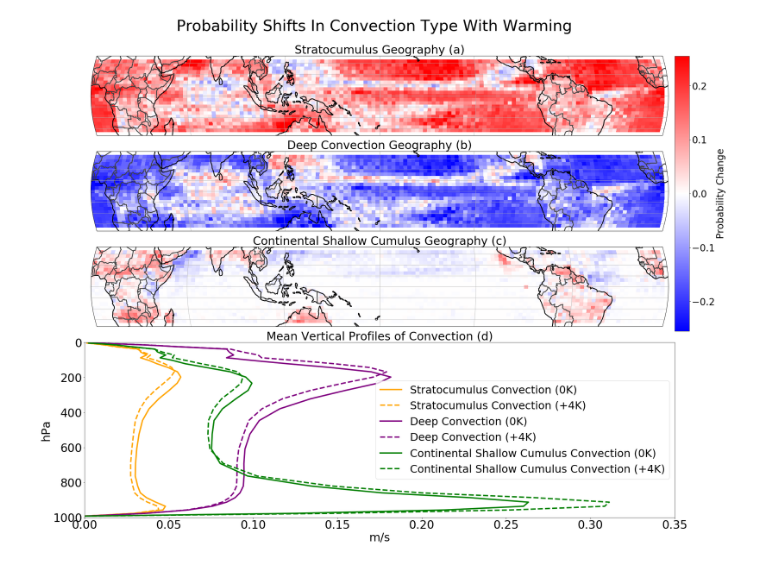
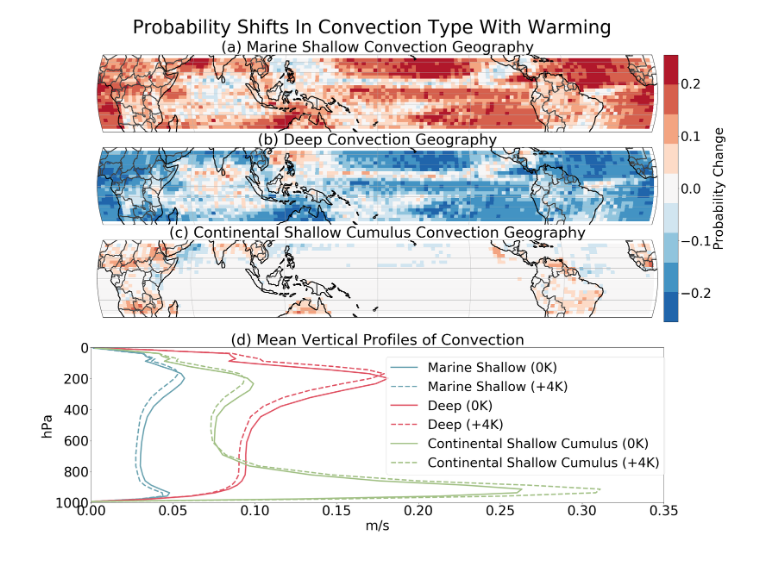
Before and after one commit to gmooers96/Chapter_2_Repo, a Jupyter notebook: Figure_Scripts/Figure_4.ipynb, the cells around one changed output. Cells and saved outputs as stored; diff of their text form; code cells hidden in the pictures.

```diff
--- a/Figure_Scripts/Figure_4.ipynb
+++ b/Figure_Scripts/Figure_4.ipynb
@@ -73,6 +57,7 @@ Xs, Zs = np.meshgrid(crms, new)
 # %%
-path_to_file = '/DFS-L/DATA/pritchard/gmooers/Raw_Data_Storage/MAPS/SPCAM/100_Days/New_SPCAM5/archive/TimestepOutput_Neuralnet_SPCAM_216/atm/hist/TimestepOutput_Neuralnet_SPCAM_216.cam.h1.2009-01-01-00000.nc'
-extra_variables = xr.open_dataset(path_to_file)
+path = '../compressed_data/TimestepOutput_Neuralnet_SPCAM_216.cam.h1.2009-01-01-00000.nc'
+extra_variables = xr.open_dataset(path)
+SPCAM_P = extra_variables.lev.values
 latitudes = np.squeeze(extra_variables.LAT_20s_to_20n.values)
 longitudes = np.squeeze(extra_variables.LON_0e_to_360e.values)
 new_lons, new_lats = np.meshgrid(longitudes, latitudes)
@@ -161,55 +64,71 @@ SPCAM_P = extra_variables.lev.values
+# %%
+sc_convection_proportion = np.load("../compressed_data/SC_Map_K_3_VAE_3312.npy")
+csc_convection_proportion = np.load("../compressed_data/CSC_Map_K_3_VAE_3312.npy")
+deep_convection_proportion = np.load("../compressed_data/DEEP_Map_K_3_VAE_3312.npy")
+
+Zero_K_P_50_profile_3 = np.load("../compressed_data/Precip_3312_0K_ww_mean_profile_50_3.npy")
+Zero_K_P_50_profile_2 = np.load("../compressed_data/Precip_3312_0K_ww_mean_profile_50_2.npy")
+Zero_K_P_50_profile_1 = np.load("../compressed_data/3312_0K_ww_mean_profile_50_1.npy")
+Four_K_P_50_profile_3 = np.load("../compressed_data/3312_4K_ww_mean_profile_50_3.npy")
+Four_K_P_50_profile_2 = np.load("../compressed_data/3312_4K_ww_mean_profile_50_2.npy")
+Four_K_P_50_profile_1 = np.load("../compressed_data/3312_4K_ww_mean_profile_50_1.npy")
 # %%
-fig, ax = plt.subplots(5,1,figsize=(30,25),subplot_kw={'projection':ccrs.Robinson(central_longitude=180)})
-gs=GridSpec(5,1)
-
 vmin = -1.0*np.max(np.abs(deep_convection_proportion))/1.5
 vmax = np.max(np.abs(deep_convection_proportion))/1.5
 
-contour_plot = ax[0].pcolormesh(new_lons, new_lats, sc_convection_proportion*-1, cmap="bwr", transform=ccrs.PlateCarree(), vmin=vmin, vmax = vmax, rasterized=True)
-ax[0].coastlines(linewidth=2.5,edgecolor='0.25')
+cmap = ListedColormap(sns.color_palette("RdBu_r", n_colors = 9))
+
+fig, ax = plt.subplots(5,1,figsize=(30,25),subplot_kw={'projection':ccrs.Robinson(central_longitude=180)})
+gs=GridSpec(5,1, height_ratios= [1,1,1,1,0.7])
+
+contour_plot = ax[0].pcolormesh(new_lons, new_lats, sc_convection_proportion*-1, cmap=cmap, transform=ccrs.PlateCarree(), rasterized=True, vmin=vmin, vmax = vmax)
+ax[0].coastlines(linewidth=3,edgecolor='0.25')
 ax[0].gridlines()
-ax[0].add_feature(cfeature.BORDERS,linewidth=2.5,edgecolor='0.25')
-ax[0].set_title("Stratocumulus Geography (a)", fontsize = fz*1.5)
+ax[0].add_feature(cfeature.BORDERS,linewidth=3,edgecolor='0.25')
+ax[0].set_title("(a) Marine Shallow Convection Geography", fontsize = fz*2)
 
-contour_plot = ax[1].pcolormesh(new_lons, new_lats, deep_convection_proportion*-1, cmap="bwr", transform=ccrs.PlateCarree(), vmin=vmin, vmax = vmax, rasterized=True)
-ax[1].coastlines(linewidth=2.5,edgecolor='0.25')
+contour_plot = ax[1].pcolormesh(new_lons, new_lats, deep_convection_proportion*-1, cmap=cmap, transform=ccrs.PlateCarree(), rasterized=True, vmin=vmin, vmax = vmax)
+ax[1].coastlines(linewidth=3,edgecolor='0.25')
 ax[1].gridlines()
-ax[1].add_feature(cfeature.BORDERS,linewidth=2.5,edgecolor='0.25')
-ax[1].set_title("Deep Convection Geography (b)", fontsize = fz*1.5)
+ax[1].add_feature(cfeature.BORDERS,linewidth=3,edgecolor='0.25')
+ax[1].set_title("(b) Deep Convection Geography", fontsize = fz*2)
 
-contour_plot = ax[2].pcolormesh(new_lons, new_lats, csc_convection_proportion*-1, cmap="bwr", transform=ccrs.PlateCarree(), vmin=vmin, vmax = vmax, rasterized=True)
-ax[2].coastlines(linewidth=2.5,edgecolor='0.25')
+contour_plot = ax[2].pcolormesh(new_lons, new_lats, csc_convection_proportion*-1, cmap=cmap, transform=ccrs.PlateCarree(), rasterized=True, vmin=vmin, vmax = vmax)
+ax[2].coastlines(linewidth=3,edgecolor='0.25')
 ax[2].gridlines()
-ax[2].add_feature(cfeature.BORDERS,linewidth=2.5,edgecolor='0.25')
-ax[2].set_title("Continental Shallow Cumulus Geography (c)", fontsize = fz*1.5)
+ax[2].add_feature(cfeature.BORDERS,linewidth=3,edgecolor='0.25')
+ax[2].set_title("(c) Continental Shallow Cumulus Convection Geography", fontsize = fz*2)
 
 fig.subplots_adjust(right=0.93)
 cax_2 = fig.add_axes([0.93, 0.43, 0.02, 0.45])
 cb_2 = fig.colorbar(contour_plot, cax=cax_2)
-cb_2.set_label('Probability Change', fontsize=fz*1.25)
-cb_2.ax.tick_params(labelsize=fz*1.25)
+cb_2.set_label('Probability Change', fontsize=fz*1.75)
+cb_2.ax.tick_params(labelsize=fz*1.75)
 
 ax1=fig.add_subplot(gs[3:])
-ax1.plot(np.flipud(Zero_K_P_50_profile_3), SPCAM_P, c="orange", label="Stratocumulus Convection (0K)")
-ax1.plot(np.flipud(Four_K_P_50_profile_3), SPCAM_P, c="orange", linestyle="dashed", label="Stratocumulus Convection (+4K)")
-ax1.plot(np.flipud(Zero_K_P_50_profile_2), SPCAM_P, c="purple", label="Deep Convection (0K)")
-ax1.plot(np.flipud(Four_K_P_50_profile_2), SPCAM_P, c="purple", linestyle="dashed", label="Deep Convection (+4K)")
-ax1.plot(np.flipud(Zero_K_P_50_profile_1), SPCAM_P, c="green", label="Continental Shallow Cumulus Convection (0K)")
-cs = ax1.plot(np.flipud(Four_K_P_50_profile_1), SPCAM_P, c="green", linestyle="dashed", label="Continental Shallow Cumulus Convection (+4K)")
-ax1.legend(fontsize=fz*1.4)
+ax1.plot(np.flipud(Zero_K_P_50_profile_3), SPCAM_P, c="#69A2B0", label="Marine Shallow (0K)")
+ax1.plot(np.flipud(Four_K_P_50_profile_3), SPCAM_P, c="#69A2B0", linestyle="dashed", label="Marine Shallow (+4K)")
+ax1.plot(np.flipud(Zero_K_P_50_profile_2), SPCAM_P, c="#E05263", label="Deep (0K)")
+ax1.plot(np.flipud(Four_K_P_50_profile_2), SPCAM_P, c="#E05263", linestyle="dashed", label="Deep (+4K)")
+ax1.plot(np.flipud(Zero_K_P_50_profile_1), SPCAM_P, c="#A1C084", label="Continental Shallow Cumulus (0K)")
+cs = ax1.plot(np.flipud(Four_K_P_50_profile_1), SPCAM_P, c="#A1C084", linestyle="dashed", label="Continental Shallow Cumulus (+4K)")
+leg = ax1.legend(loc=(0.515, 0.18), fontsize=fz*1.75)
+leg._legend_box.align = "left"
+
+
+
 ax1.set_xlim(0,0.35)
 ax1.set_ylim(0,1000)
 ax1.set_ylim(ax1.get_ylim()[::-1])
-ax1.set_title("Mean Vertical Profiles of Convection (d)", fontsize = fz*1.5)
-ax1.set_ylabel("hPa", fontsize=fz*1.5)
-ax1.set_xlabel("m/s", fontsize=fz*1.5)
-ax1.tick_params(axis='y', which='both', labelsize=fz*1.5)
-ax1.tick_params(axis='x', which='both', labelsize=fz*1.5)
+ax1.set_title("(d) Mean Vertical Profiles of Convection", fontsize = fz*2)
+ax1.set_ylabel("hPa", fontsize=fz*1.8)
+ax1.set_xlabel("m/s", fontsize=fz*1.8)
+ax1.tick_params(axis='y', which='both', labelsize=fz*1.8)
+ax1.tick_params(axis='x', which='both', labelsize=fz*1.8)
 
-plt.suptitle("Probability Shifts In Convection Type With Warming", y = 0.94, x = 0.52, fontsize=fz*2.0)
+plt.suptitle("Probability Shifts In Convection Type With Warming", y = 0.94, x = 0.52, fontsize=fz*2.5)
 fig.delaxes(ax[3])
 fig.delaxes(ax[4])
-#fig.delaxes(ax[5])
 plt.savefig("../Figures/Figure_4.png", bbox_inches='tight',pad_inches = 0)
 plt.savefig("../Figures/Figure_4.pdf", bbox_inches='tight',pad_inches = 0)
 # %% [output]
@@ -216 +139 @@ plt.savefig("../Figures/Figure_4.pdf", bbox_inches='tight',pad_inches = 0)
-[figure, old version]
+[figure, new version]
```
Also changed, not shown: parts of 8 cells of this notebook, 2 other files.
